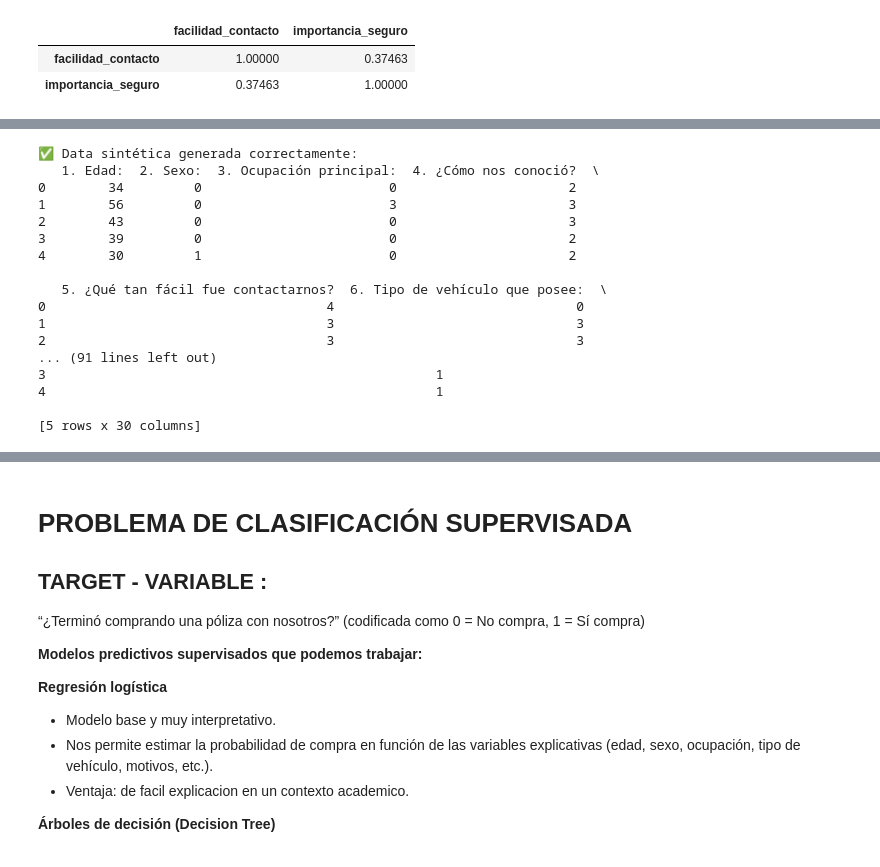
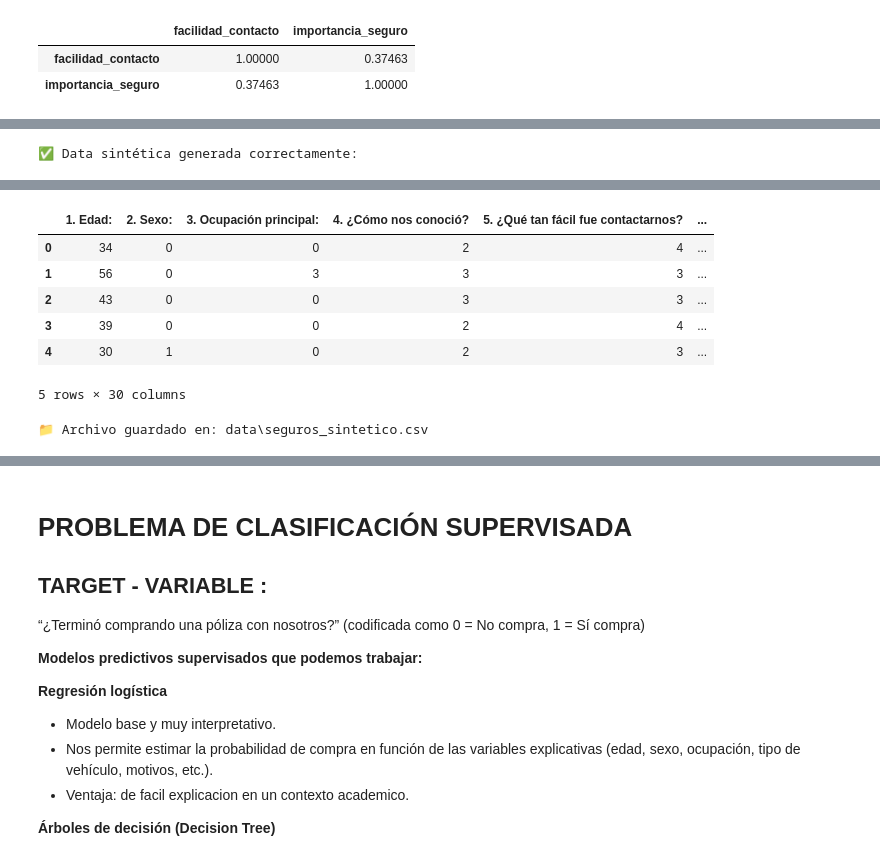
Before and after one commit to steph-d989/IDL3_CARDENAS_DAMIANI_FALCON_MANZANARES_MEDINA, a Jupyter notebook: SEGUROS_CODIFICADO.ipynb, the cells around one changed output, grey strips where cells are left out. Cells and saved outputs as stored; diff of their text form; code cells hidden in the pictures.

Commit message:
SEGUROS CODIFICADOS CON PRUEBA DE CLIENTES NUEVOS

```diff
--- a/SEGUROS_CODIFICADO.ipynb
+++ b/SEGUROS_CODIFICADO.ipynb
@@ -138,7 +138,7 @@ df.columns = [col.strip().replace('\n',' ').replace('\r','') for col in df.colum
 col_edad = [c for c in df.columns if "Edad" in c][0]
 df[col_edad] = pd.to_numeric(df[col_edad], errors="coerce")
 # (Opcional) rellenar NaN en edad con la media — puedes cambiar esto si prefieres otra estrategia
-df[col_edad].fillna(int(df[col_edad].mean()), inplace=True)
+df[col_edad] = df[col_edad].fillna(int(df[col_edad].mean()))
 
 # ------------------------
 # Mapear respuestas ordinales (P5 y P10) a enteros 1..5
@@ -168,10 +168,10 @@ df[col_p10] = df[col_p10].map(map_importancia)
 # Si hubo valores no mapeados (NaN) en P5/P10, rellenar con la moda (valor más frecuente)
 if df[col_p5].isna().any():
     moda_p5 = int(df[col_p5].mode().iloc[0])
-    df[col_p5].fillna(moda_p5, inplace=True)
+    df[col_p5] = df[col_p5].fillna(moda_p5)
 if df[col_p10].isna().any():
     moda_p10 = int(df[col_p10].mode().iloc[0])
-    df[col_p10].fillna(moda_p10, inplace=True)
+    df[col_p10] = df[col_p10].fillna(moda_p10)
 
 # ------------------------
 # Selección múltiple: P9 , P13 y P14 -> dummies binarias (0/1)
@@ -316,7 +305,7 @@ Requirement already satisfied: tzdata in /usr/local/lib/python3.12/dist-packages
 import pandas as pd
 import numpy as np
 from faker import Faker
-from google.colab import files
+from pathlib import Path
 
 # Cargar el dataset real codificado
 df_real = pd.read_csv("seguros_codificado.csv")
@@ -347,7 +336,9 @@ for col in df_real.columns:
         else:
             # Si es numérica continua (por ejemplo edad)
             mu, sigma = serie.mean(), serie.std()
-            df_sintetico[col] = np.abs(np.random.normal(mu, sigma, n_rows)).round(0).astype(int)
+            df_sintetico[col] = np.abs(
+                np.random.normal(mu, sigma, n_rows)
+            ).round(0).astype(int)
     else:
         # Si por alguna razón hay columnas tipo texto (no debería)
         valores = serie.dropna().unique()
@@ -357,34 +348,20 @@ for col in df_real.columns:
 for col in df_sintetico.columns:
     try:
         df_sintetico[col] = df_sintetico[col].astype(int)
-    except:
+    except Exception:
         pass
 
 # ==========================================
-# 💾 GUARDAR Y DESCARGAR CSV SINTÉTICO
+# 💾 GUARDAR CSV SINTÉTICO (VS CODE)
 # ==========================================
-nombre_salida = "seguros_sintetico.csv"
+OUTPUT_DIR = Path("data")
+OUTPUT_DIR.mkdir(exist_ok=True)
+
+nombre_salida = OUTPUT_DIR / "seguros_sintetico.csv"
 df_sintetico.to_csv(nombre_salida, index=False, encoding="utf-8-sig")
 
 print("✅ Data sintética generada correctamente:")
-print(df_sintetico.head())
-
-files.download(nombre_salida)
+display(df_sintetico.head())
+print(f"📁 Archivo guardado en: {nombre_salida}")
 # %% [output]
 ✅ Data sintética generada correctamente:
-   1. Edad:  2. Sexo:  3. Ocupación principal:  4. ¿Cómo nos conoció?  \
-0        34         0                        0                      2
-1        56         0                        3                      3
-2        43         0                        0                      3
-3        39         0                        0                      2
-4        30         1                        0                      2
-
-   5. ¿Qué tan fácil fue contactarnos?  6. Tipo de vehículo que posee:  \
-0                                    4                               0
-1                                    3                               3
-2                                    3                               3
-... (91 lines left out)
-3                                                  1
-4                                                  1
-
-[5 rows x 30 columns]
@@ -393,2 +368,10 @@ files.download(nombre_salida)
+|  | 1. Edad: | 2. Sexo: | 3. Ocupación principal: | 4. ¿Cómo nos conoció? | 5. ¿Qué tan fácil fue contactarnos? | ... |
+| 0 | 34 | 0 | 0 | 2 | 4 | ... |
+| 1 | 56 | 0 | 3 | 3 | 3 | ... |
+| 2 | 43 | 0 | 0 | 3 | 3 | ... |
+| 3 | 39 | 0 | 0 | 2 | 4 | ... |
+| 4 | 30 | 1 | 0 | 2 | 3 | ... |
+5 rows × 30 columns
+📁 Archivo guardado en: data\seguros_sintetico.csv
 # %%
 # ============================================================
```
Also changed, not shown: parts of 8 cells of this notebook, 1 other file.
